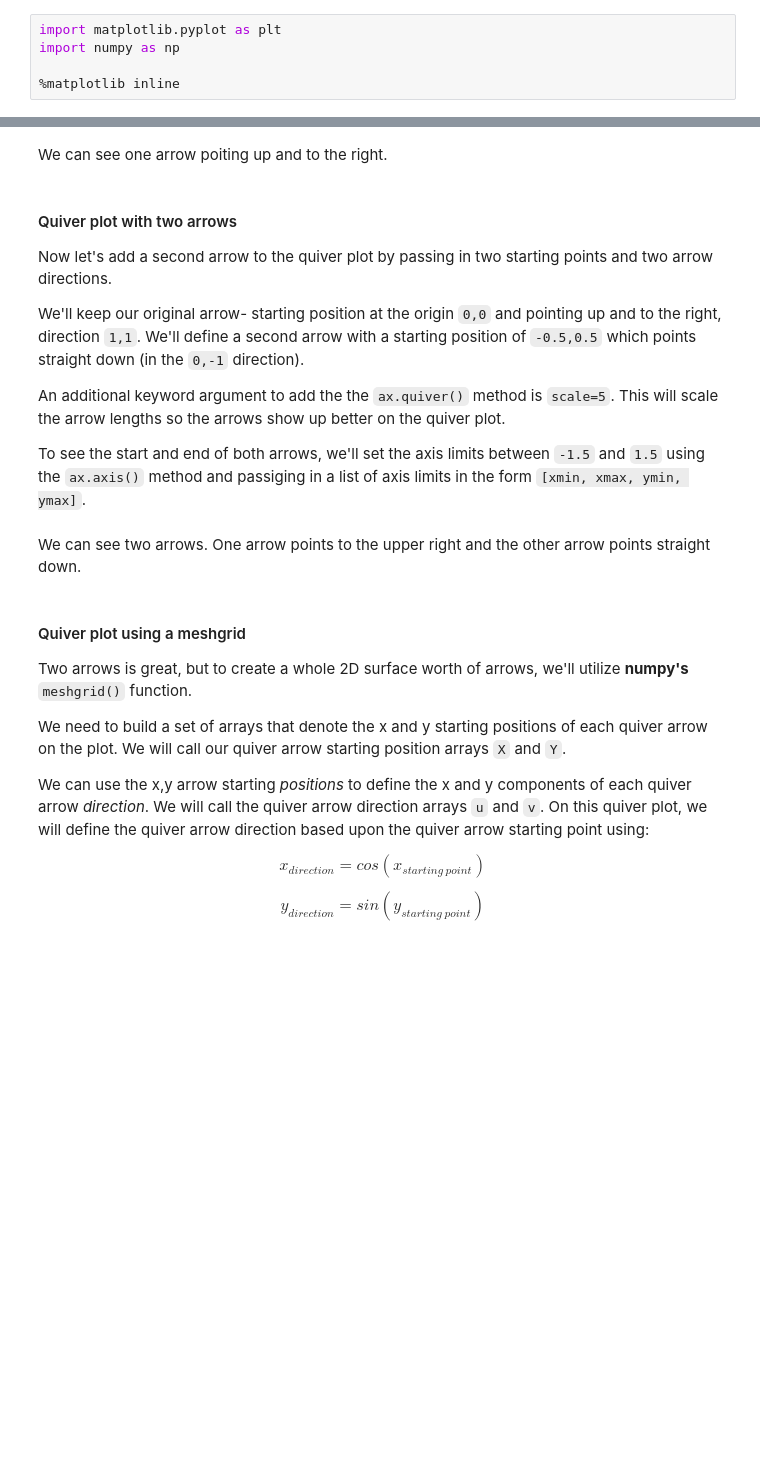
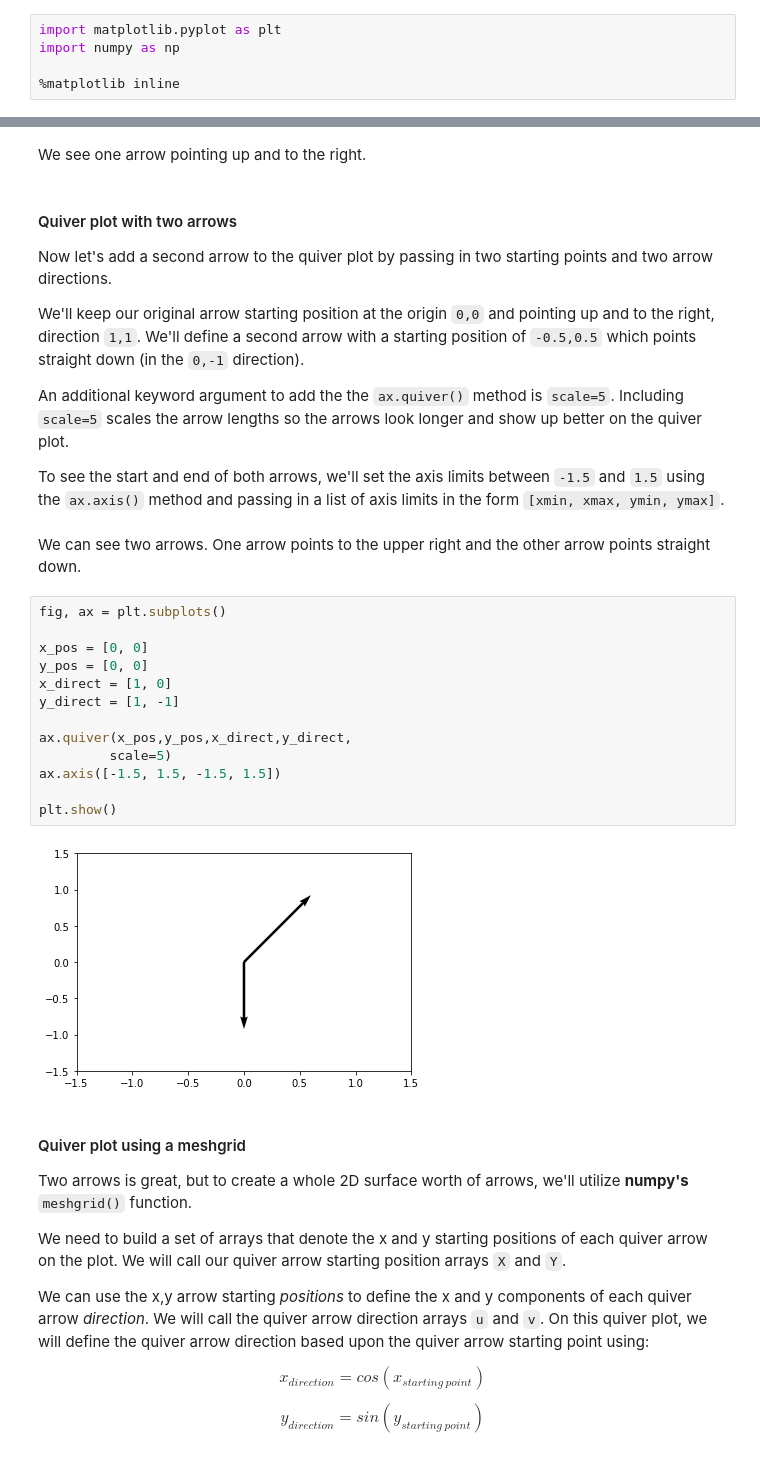
Before and after one commit to ProfessorKazarinoff/Problem-Solving-with-Python, a Jupyter notebook: notebooks/06-Plotting-with-Matplotlib/06.15-Quiver-and-Stream-Plots.ipynb, the cells around one changed output, grey strips where cells are left out. Cells and saved outputs as stored; diff of their text form; blank space fills up the shorter version.

````diff
--- a/notebooks/06-Plotting-with-Matplotlib/06.15-Quiver-and-Stream-Plots.ipynb
+++ b/notebooks/06-Plotting-with-Matplotlib/06.15-Quiver-and-Stream-Plots.ipynb
@@ -40,17 +40,32 @@ plt.show()
 # %% [markdown]
-We can see one arrow poiting up and to the right.
+We see one arrow pointing up and to the right.
 # %% [markdown]
 #### Quiver plot with two arrows
 
 Now let's add a second arrow to the quiver plot by passing in two starting points and two arrow directions.
 
-We'll keep our original arrow- starting position at the origin ```0,0``` and pointing up and to the right, direction ```1,1```. We'll define a second arrow with a starting position of ```-0.5,0.5``` which points straight down (in the ```0,-1``` direction).
+We'll keep our original arrow starting position at the origin ```0,0``` and pointing up and to the right, direction ```1,1```. We'll define a second arrow with a starting position of ```-0.5,0.5``` which points straight down (in the ```0,-1``` direction).
 
-An additional keyword argument to add the the ```ax.quiver()``` method is ```scale=5```. This will scale the arrow lengths so the arrows show up better on the quiver plot.
+An additional keyword argument to add the the ```ax.quiver()``` method is ```scale=5```. Including ```scale=5``` scales the arrow lengths so the arrows look longer and show up better on the quiver plot.
 
-To see the start and end of both arrows, we'll  set the axis limits between ```-1.5``` and ```1.5``` using the ```ax.axis()``` method and passiging in a list of axis limits in the form ```[xmin, xmax, ymin, ymax]```.
+To see the start and end of both arrows, we'll  set the axis limits between ```-1.5``` and ```1.5``` using the ```ax.axis()``` method and passing in a list of axis limits in the form ```[xmin, xmax, ymin, ymax]```.
 # %% [markdown]
 We can see two arrows. One arrow points to the upper right and the other arrow points straight down.
+# %%
+fig, ax = plt.subplots()
+
+x_pos = [0, 0]
+y_pos = [0, 0]
+x_direct = [1, 0]
+y_direct = [1, -1]
+
+ax.quiver(x_pos,y_pos,x_direct,y_direct,
+         scale=5)
+ax.axis([-1.5, 1.5, -1.5, 1.5])
+
+plt.show()
+# %% [output]
+[figure, added]
 # %% [markdown]
 #### Quiver plot using a meshgrid
 
````
Also changed, not shown: parts of 10 cells of this notebook, 20 other files.
